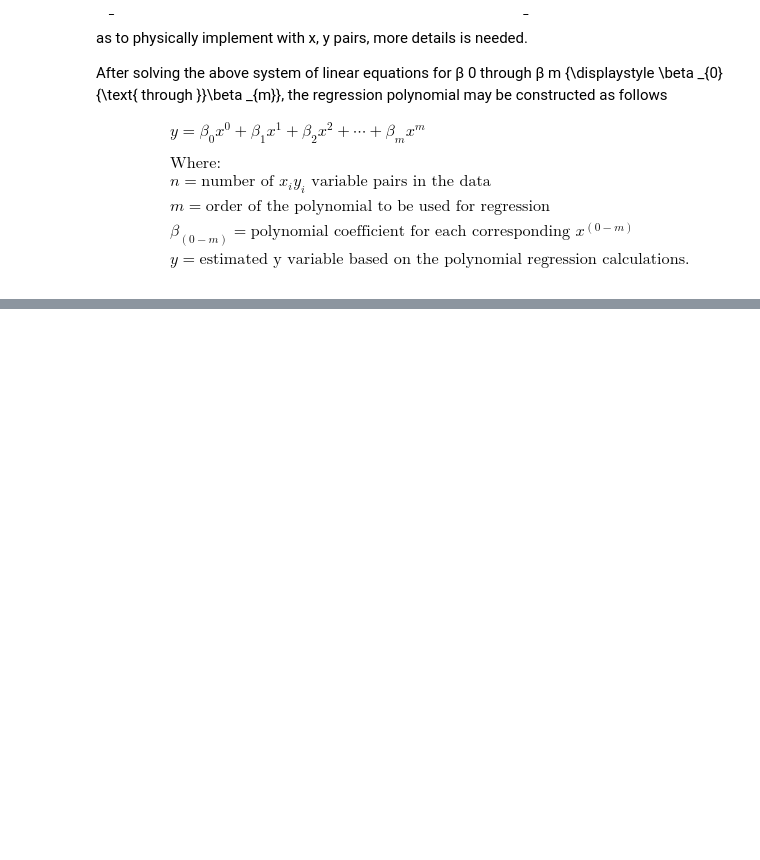
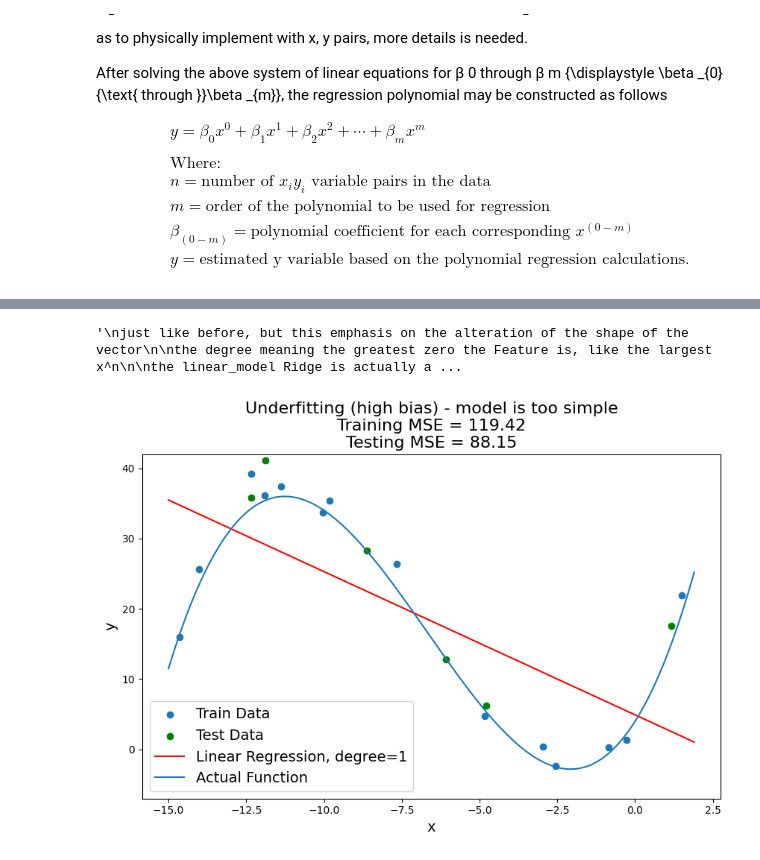
Before and after one commit to ducanh19082007/Quantitative_Finance_Self_Learning, a Jupyter notebook: Machine_Learning/Polynomial_Regression.ipynb, the cells around one changed output, grey strips where cells are left out. Cells and saved outputs as stored; diff of their text form; code cells hidden in the pictures; blank space fills up the shorter version.

Commit message:
polynomial regression

```diff
--- a/Machine_Learning/Polynomial_Regression.ipynb
+++ b/Machine_Learning/Polynomial_Regression.ipynb
@@ -46,0 +97,20 @@ $$
+# %%
+def polynomial_regression(degree=1):
+    return Pipeline([
+        ("polynomial", PolynomialFeatures(degree)),
+        ("scaling", StandardScaler()),
+        ("linear", LinearRegression())])
+
+'''
+so this is the plan, first, using preprocessing alter the shape of the vector
+by using Polynomial Features to change the vector into a Polynomial shape
+
+In tandem, we can use StandardScaler preprocessing in order to help the model to
+certain erroneous data or out of range data.
+
+And then insert the data into the LinearRegression model. And the LinearRegression
+model will then turn into the Polynomial Regression by PolynomialFeature upthere,
+
+That also explains why PolynomialFeatures to be in the preprocessing module instead
+of the linear_module
+'''
@@ -46,0 +137,18 @@ $$
+# %%
+def polynomial_Lasso_regression(degree=1, alpha=1.0):
+
+    return Pipeline([
+        ("polynomial",PolynomialFeatures(degree)),
+        ("scaler", StandardScaler()),
+        ("lasso", Lasso(alpha))])
+'''
+just like before, but this emphasis on the alteration of the shape of the vector
+
+the degree meaning the greatest zero the Feature is, like the largest x^n
+
+the linear_model Ridge is actually a technique in ML used to address overfitting in
+linear models, particularly dealing with high correlation between independent variables
+which based on alpha.
+'''
+# %% [output]
+'\njust like before, but this emphasis on the alteration of the shape of the vector\n\nthe degree meaning the greatest zero the Feature is, like the largest x^n\n\nthe linear_model Ridge is actually a ...
@@ -46,0 +163,30 @@ $$
+# %%
+x, y = generate_dataset(x_min=-15, x_max=2, size = 20) #since it returns (x,y)
+x_min=-15
+x_max=2
+x_true = np.arange(x_min, x_max, step=0.1)
+y_true = np.array([function(xi) for xi in x_true])
+
+
+x_train, x_test, y_train, y_test = train_test_split(
+    x, y, test_size=0.3, random_state=42)
+#since using the function train_test_split means that spliting the existing data
+#into 80/20 sector, which x,y_train = 80%, x,y_test = 20%
+#this function will give a result of (x_train, x_test, y_train, y_test) => can
+#have those variables like that too
+#0.3 means 30% of the data will go to the test set, and the remaining 70% to the training set.
+#Using the same random_state every time (like 42) ensures reproducibility. That means you'll get the same split every time you run the code.
+simple_degree = 1 # Polynomial stage of 1|
+
+simple_model = polynomial_regression(degree=simple_degree) #inside the polynomial
+#function already have the methods that execute simple_model variable a ML feature
+simple_model.fit(x_train[:, np.newaxis], y_train)
+
+plot_regression(x_train, y_train,
+                x_test, y_test,
+                x_true, y_true,
+                simple_model,
+                model_label=f"Linear Regression, degree={simple_degree}",
+                title='Underfitting (high bias) - model is too simple')
+# %% [output]
+[figure, added]
```
Also changed, not shown: parts of 13 cells of this notebook, 3 other files.
